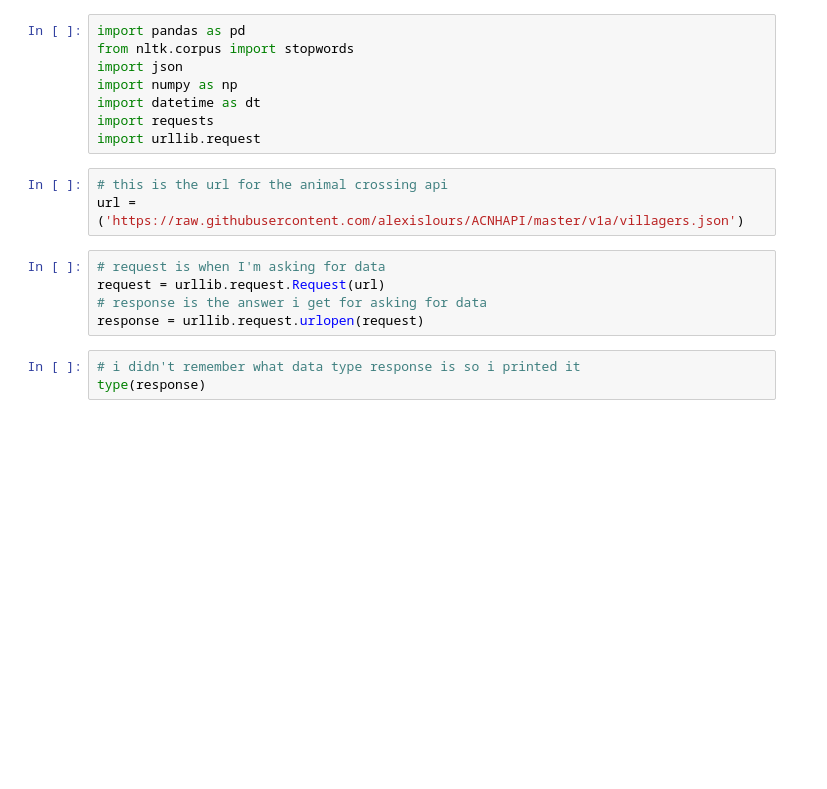
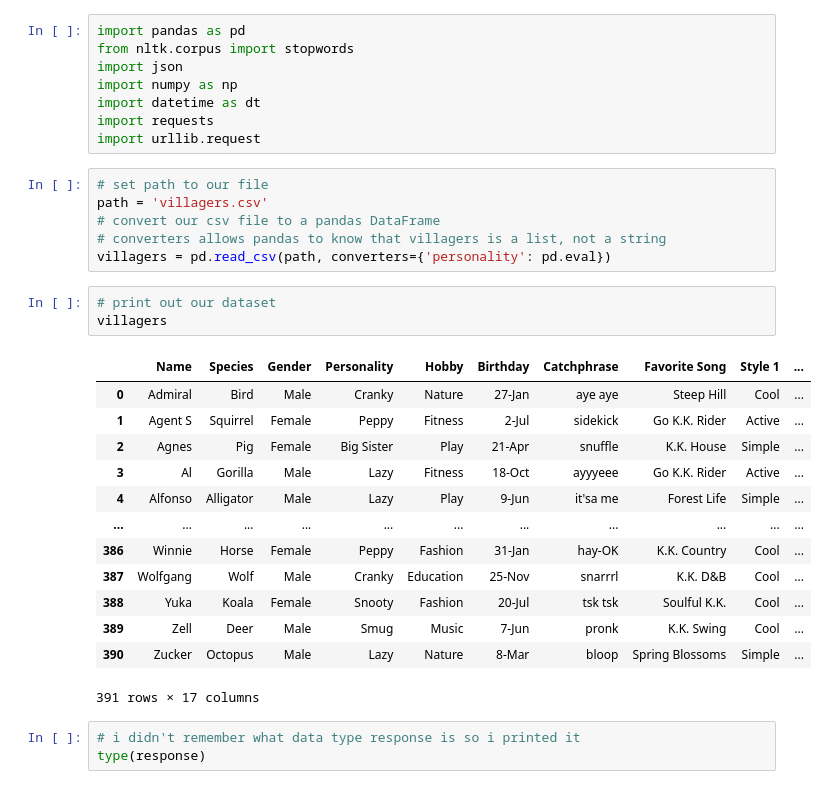
Before and after one commit to ardubabe/classifier-homework, a Jupyter notebook: ClassifierHomework.ipynb, the cells around one changed output. Drawn from its saved outputs; the diff is of its cells as text; blank space fills up the shorter version.

Commit message:
using a csv instead of json for animal crossing data

```diff
--- a/ClassifierHomework.ipynb
+++ b/ClassifierHomework.ipynb
@@ -6,14 +6,29 @@ import numpy as np
 import datetime as dt
 import requests
 import urllib.request
-# %%
-# this is the url for the animal crossing api
-url = ('https://raw.githubusercontent.com/alexislours/ACNHAPI/master/v1a/villagers.json')
-# %%
-# request is when I'm asking for data
-request = urllib.request.Request(url)
-# response is the answer i get for asking for data
-response = urllib.request.urlopen(request)
+# %%
+# set path to our file
+path = 'villagers.csv'
+# convert our csv file to a pandas DataFrame
+# converters allows pandas to know that villagers is a list, not a string
+villagers = pd.read_csv(path, converters={'personality': pd.eval})
+# %%
+# print out our dataset
+villagers
+# %% [output]
+|  | Name | Species | Gender | Personality | Hobby | Birthday | Catchphrase | Favorite Song | Style 1 | ... |
+| 0 | Admiral | Bird | Male | Cranky | Nature | 27-Jan | aye aye | Steep Hill | Cool | ... |
+| 1 | Agent S | Squirrel | Female | Peppy | Fitness | 2-Jul | sidekick | Go K.K. Rider | Active | ... |
+| 2 | Agnes | Pig | Female | Big Sister | Play | 21-Apr | snuffle | K.K. House | Simple | ... |
+| 3 | Al | Gorilla | Male | Lazy | Fitness | 18-Oct | ayyyeee | Go K.K. Rider | Active | ... |
+| 4 | Alfonso | Alligator | Male | Lazy | Play | 9-Jun | it'sa me | Forest Life | Simple | ... |
+| ... | ... | ... | ... | ... | ... | ... | ... | ... | ... | ... |
+| 386 | Winnie | Horse | Female | Peppy | Fashion | 31-Jan | hay-OK | K.K. Country | Cool | ... |
+| 387 | Wolfgang | Wolf | Male | Cranky | Education | 25-Nov | snarrrl | K.K. D&B | Cool | ... |
+| 388 | Yuka | Koala | Female | Snooty | Fashion | 20-Jul | tsk tsk | Soulful K.K. | Cool | ... |
+| 389 | Zell | Deer | Male | Smug | Music | 7-Jun | pronk | K.K. Swing | Cool | ... |
+| 390 | Zucker | Octopus | Male | Lazy | Nature | 8-Mar | bloop | Spring Blossoms | Simple | ... |
+391 rows × 17 columns
 # %%
 # i didn't remember what data type response is so i printed it
 type(response)
```
Also changed, not shown: parts of 5 cells of this notebook, 1 other file.
